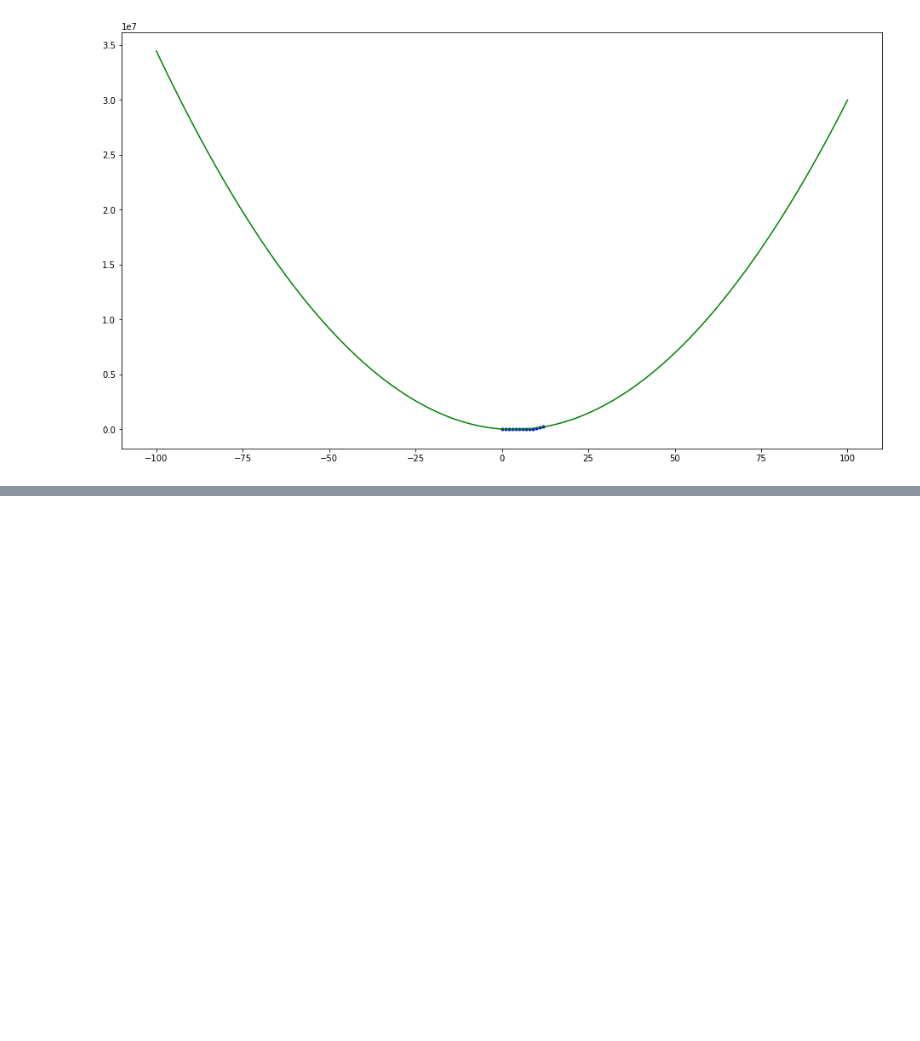
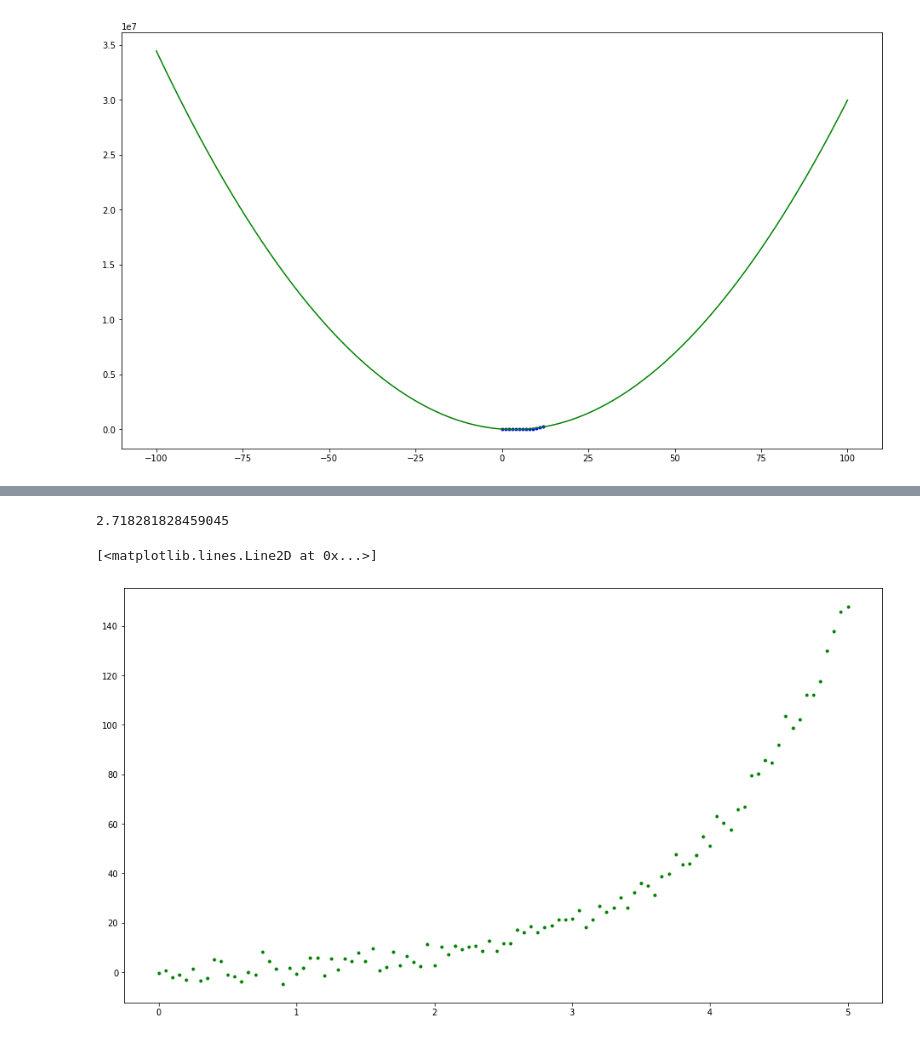
Before and after one commit to donneger/machinelearning_statistics, a Jupyter notebook: ml_practicals/ml_stats_practicals_parameters.ipynb, the cells around one changed output, grey strips where cells are left out. Saved outputs shown, nothing was run; the diff lists cells and outputs as text; code cells hidden in the pictures; blank space fills up the shorter version.

Commit message:
Start on Exponentials line fitting.

```diff
--- a/ml_practicals/ml_stats_practicals_parameters.ipynb
+++ b/ml_practicals/ml_stats_practicals_parameters.ipynb
@@ -172,0 +179,19 @@ ax.plot(xtemp, y_fit,'g-')
+# %%
+import numpy as np
+# Value of e as calculated ny numpy
+np.e
+# %% [output]
+2.718281828459045
+# %%
+a , b = 1,1
+
+x = np.linspace(0.0, 5, 101)
+
+y = a*np.exp(b*x) + np.random.normal(0, 3, len(x))
+# %%
+fig, ax = plt.subplots(figsize = (16,9))
+
+ax.plot(x, y,'g.')
+# %% [output]
+[<matplotlib.lines.Line2D at 0x...>]
+[figure, added]
```
Also changed, not shown: parts of 6 cells of this notebook.
